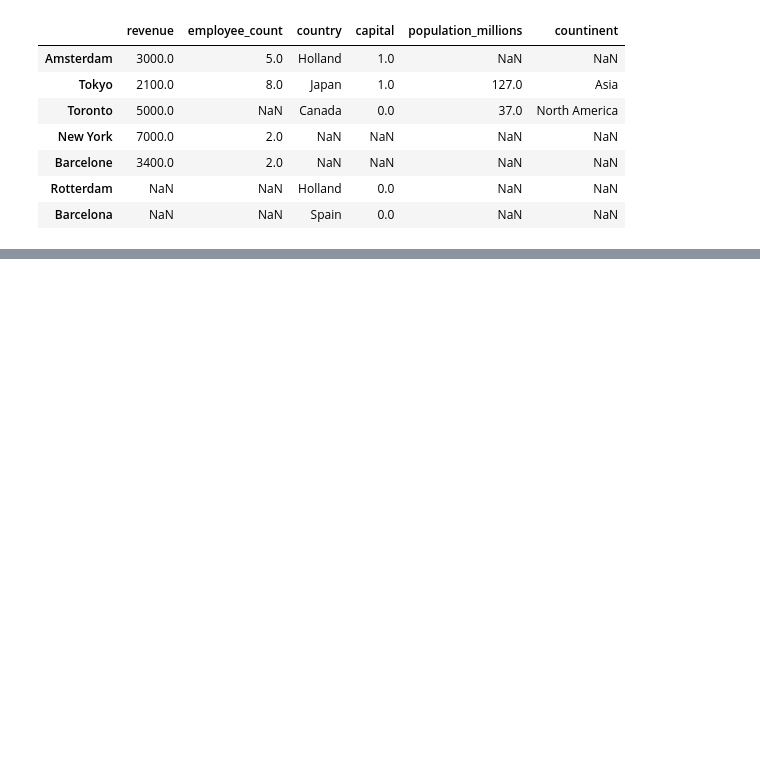
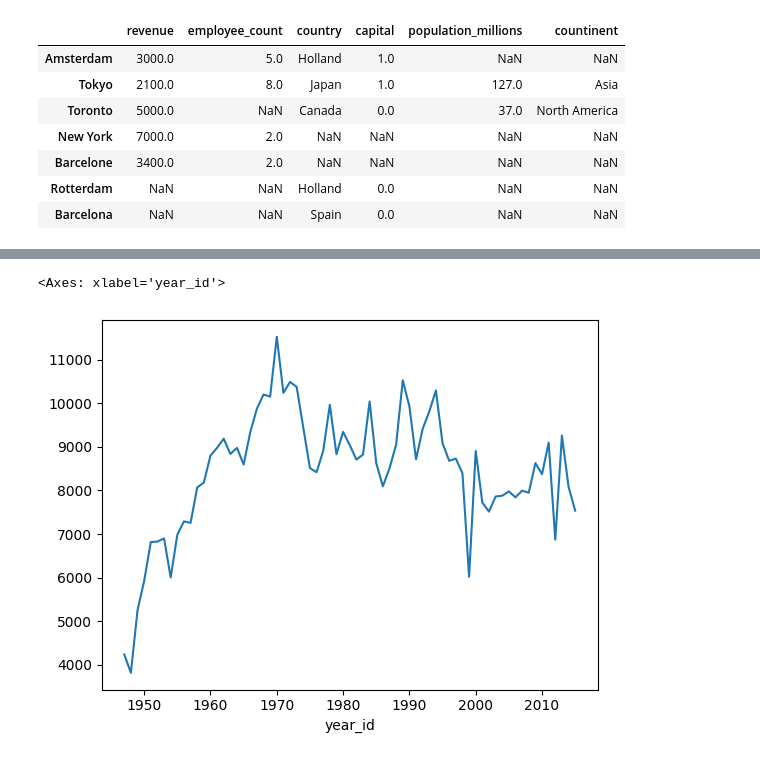
Before and after one commit to daffaizzuddin/Belajar_Hacktiv8, a Jupyter notebook: belajar_5.ipynb, the cells around one changed output, grey strips where cells are left out. Drawn from its saved outputs; the diff is of its cells as text; code cells hidden in the pictures; blank space fills up the shorter version.

```diff
--- a/belajar_5.ipynb
+++ b/belajar_5.ipynb
@@ -871,0 +890,5 @@ pd.merge(
+# %%
+nba[nba["fran_id"] == "Knicks"].groupby("year_id")["pts"].sum().plot()
+# %% [output]
+<Axes: xlabel='year_id'>
+[figure, added]
```
Also changed, not shown: parts of 5 cells of this notebook, 2 other files.
